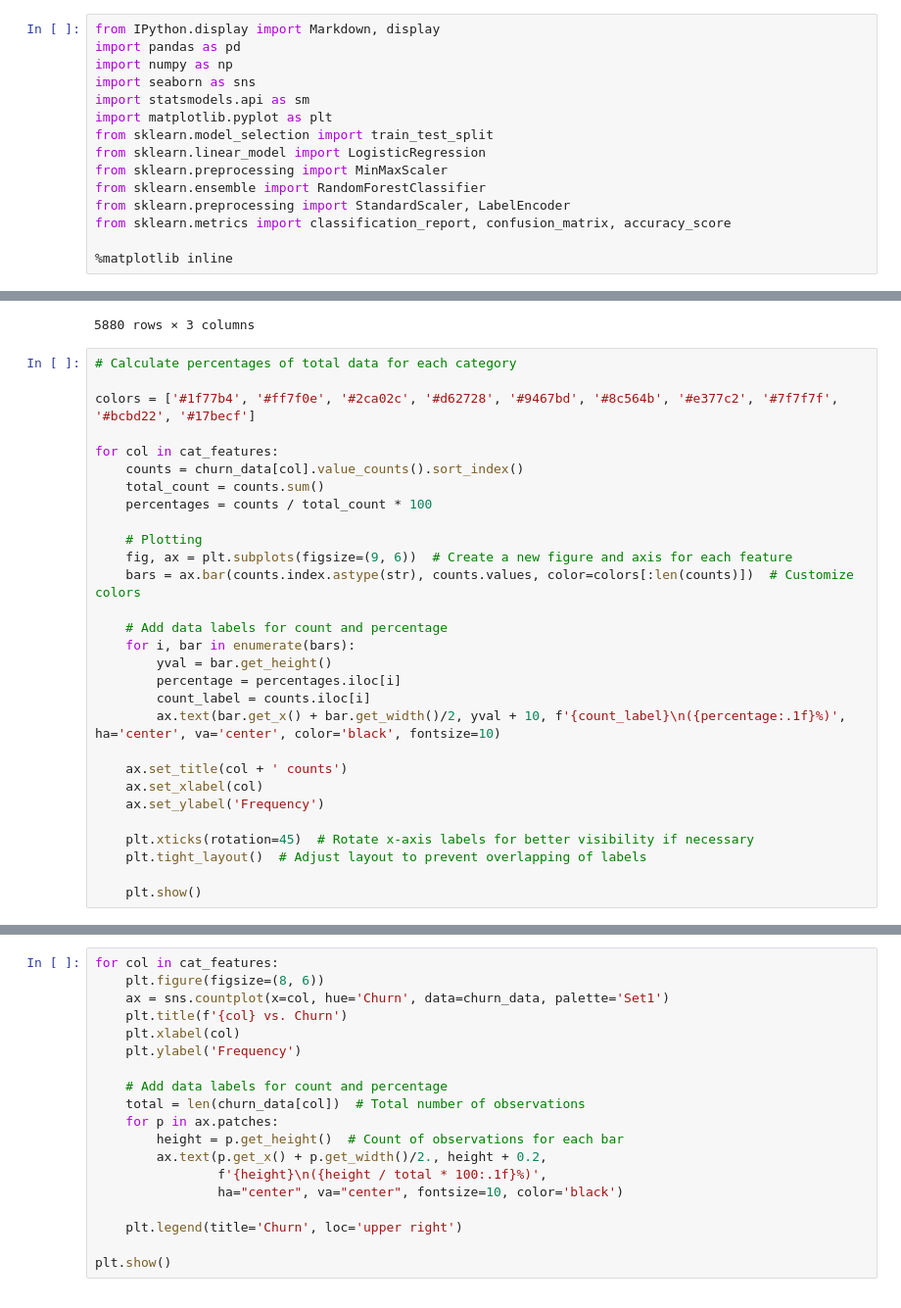
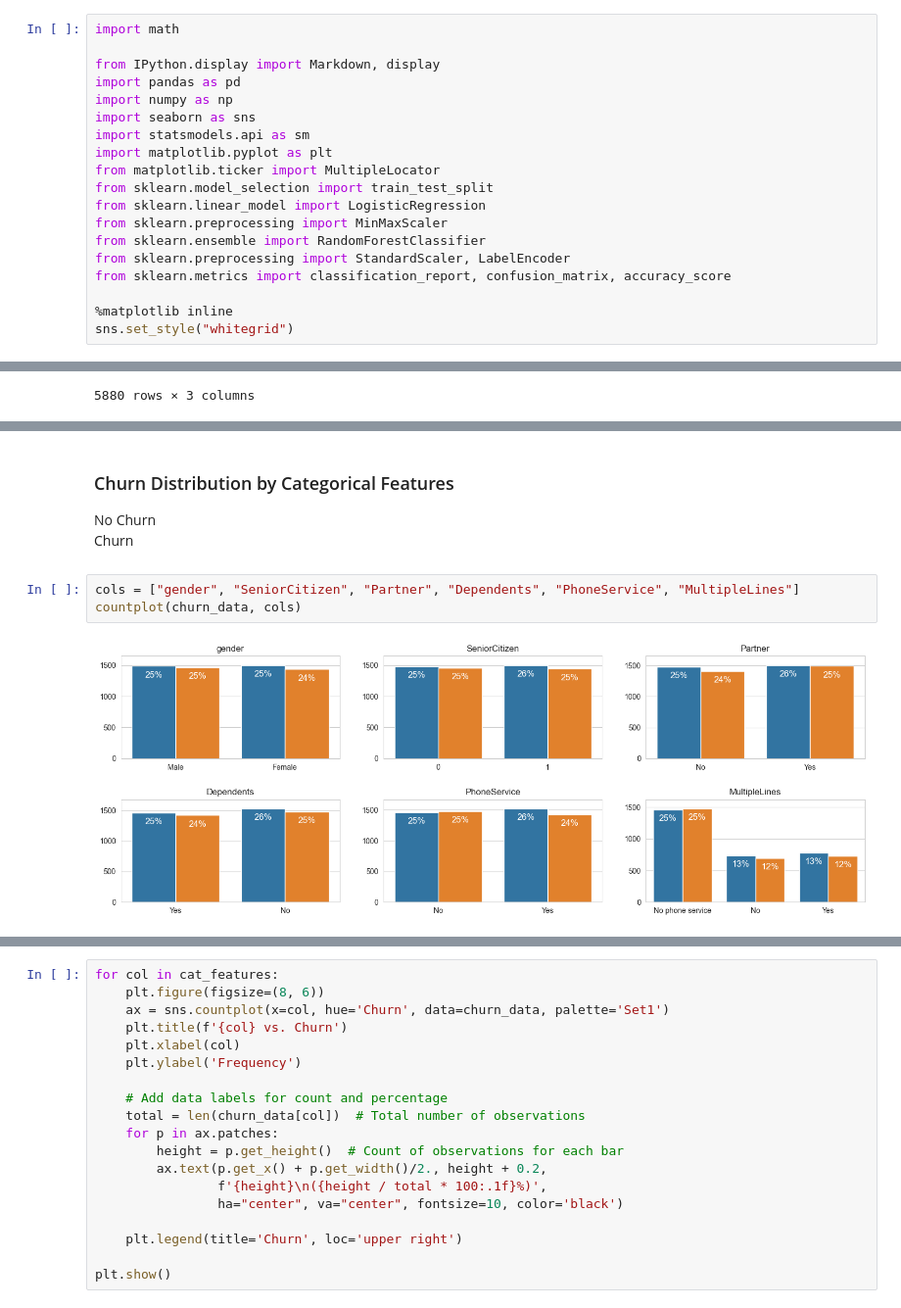
Before and after one commit to huixincai/customer-churn-analysis, a Jupyter notebook: Customer-churn-Analysis.ipynb, the cells around one changed output, grey strips where cells are left out. Shown at 98% size. Drawn from its saved outputs; the diff is of its cells as text.

Commit message:
replace plotly by matplotlib chars

```diff
--- a/Customer-churn-Analysis.ipynb
+++ b/Customer-churn-Analysis.ipynb
@@ -13,12 +13,15 @@ $$ \text{Churn Rate} = \frac{\text{Lost Customers}}{\text{Total Customers at the
 
 Loading required libraries and setting any up any required variables.
 # %%
+import math
+
 from IPython.display import Markdown, display
 import pandas as pd
 import numpy as np
 import seaborn as sns
 import statsmodels.api as sm
 import matplotlib.pyplot as plt
+from matplotlib.ticker import MultipleLocator
 from sklearn.model_selection import train_test_split
 from sklearn.linear_model import LogisticRegression
 from sklearn.preprocessing import MinMaxScaler
@@ -27,6 +30,7 @@ from sklearn.preprocessing import StandardScaler, LabelEncoder
 from sklearn.metrics import classification_report, confusion_matrix, accuracy_score
 
 %matplotlib inline
+sns.set_style("whitegrid")
 # %% [markdown]
 ## Dataset
 
@@ -189,32 +193,3 @@ numeric_features
 | 5878 | 14 | 91.88 | 1286.32 |
 | 5879 | 23 | 25.45 | 585.35 |
 5880 rows × 3 columns
-# %%
-# Calculate percentages of total data for each category
-
-colors = ['#1f77b4', '#ff7f0e', '#2ca02c', '#d62728', '#9467bd', '#8c564b', '#e377c2', '#7f7f7f', '#bcbd22', '#17becf']
-
-for col in cat_features:
-    counts = churn_data[col].value_counts().sort_index()
-    total_count = counts.sum()
-    percentages = counts / total_count * 100
-
-    # Plotting
-    fig, ax = plt.subplots(figsize=(9, 6))  # Create a new figure and axis for each feature
-    bars = ax.bar(counts.index.astype(str), counts.values, color=colors[:len(counts)])  # Customize colors
-
-    # Add data labels for count and percentage
-    for i, bar in enumerate(bars):
-        yval = bar.get_height()
-        percentage = percentages.iloc[i]
-        count_label = counts.iloc[i]
-        ax.text(bar.get_x() + bar.get_width()/2, yval + 10, f'{count_label}\n({percentage:.1f}%)', ha='center', va='center', color='black', fontsize=10)
-
-    ax.set_title(col + ' counts')
-    ax.set_xlabel(col)
-    ax.set_ylabel('Frequency')
-
-    plt.xticks(rotation=45)  # Rotate x-axis labels for better visibility if necessary
-    plt.tight_layout()  # Adjust layout to prevent overlapping of labels
-
-    plt.show()
@@ -234,0 +240,14 @@ for col in cat_features:
+# %% [markdown]
+### Churn Distribution by Categorical Features
+
+<div style="display: flex; align-items: center; margin-bottom: 10px;">
+  <div style="width: 20px; height: 20px; background-color: #1f77b4; margin-right: 5px;"></div>
+  <span style="margin-right: 15px;">No Churn</span>
+  <div style="width: 20px; height: 20px; background-color: #ff7f0e; margin-right: 5px;"></div>
+  <span>Churn</span>
+</div>
+# %%
+cols = ["gender", "SeniorCitizen", "Partner", "Dependents", "PhoneService", "MultipleLines"]
+countplot(churn_data, cols)
+# %% [output]
+[figure, added]
```
Also changed, not shown: parts of 5 cells of this notebook.
